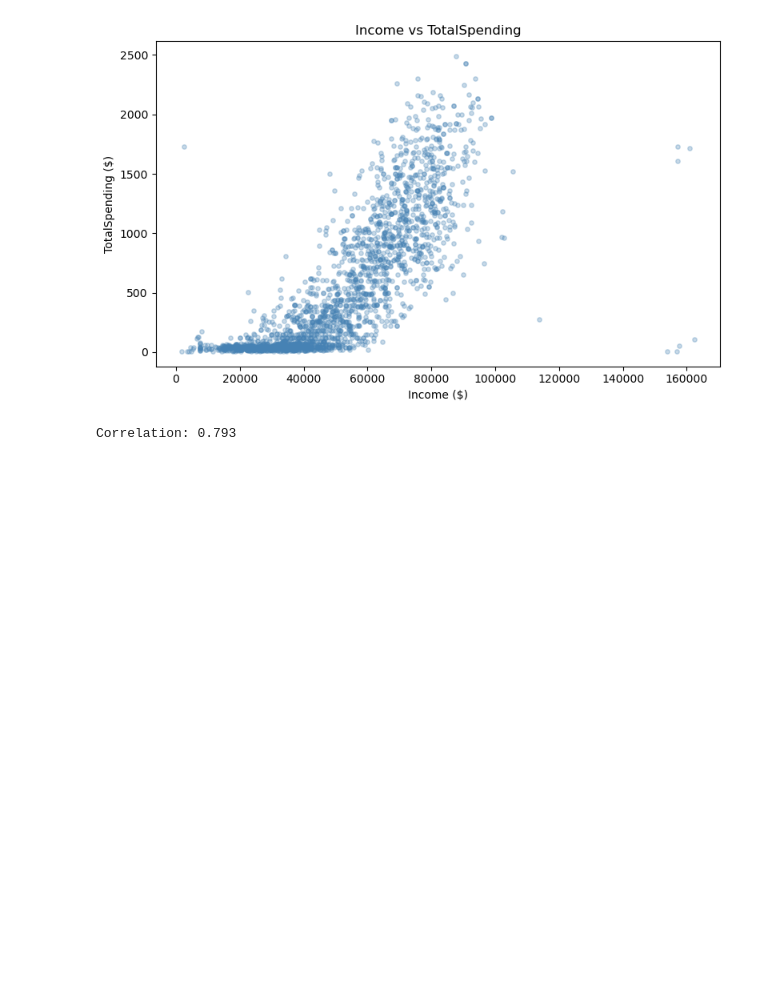
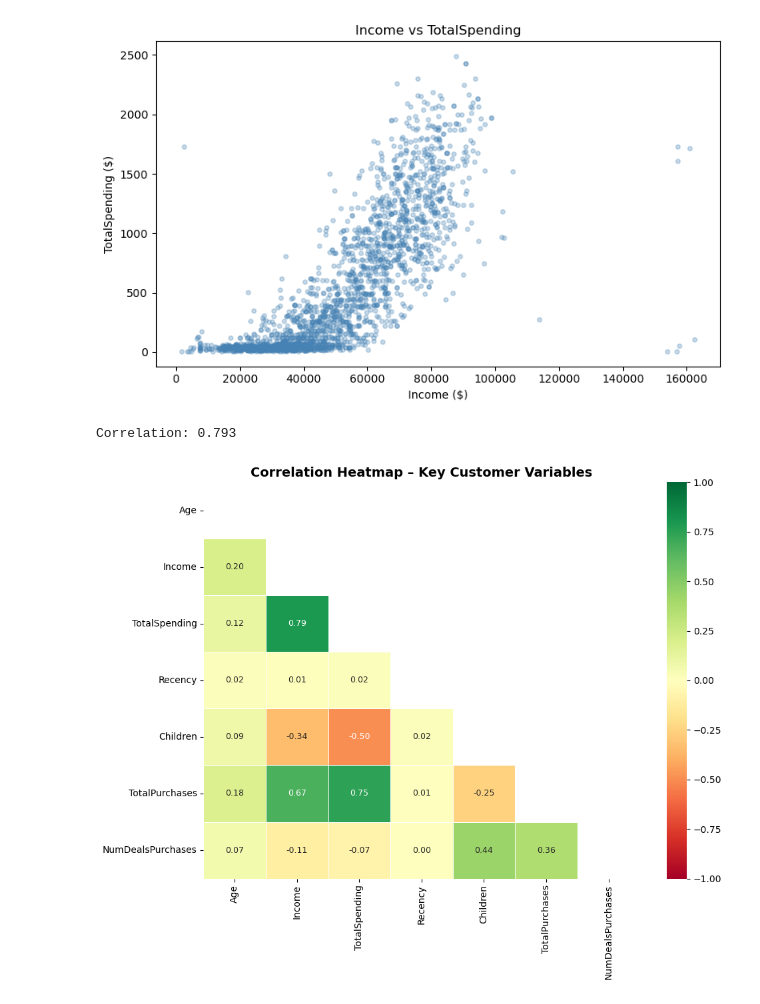
Before and after one commit to vhatr12/marketing, a Jupyter notebook: exploration.ipynb, the cells around one changed output. Drawn from its saved outputs; the diff is of its cells as text; code cells hidden in the pictures; blank space fills up the shorter version.

```diff
--- a/exploration.ipynb
+++ b/exploration.ipynb
@@ -129,3 +129,28 @@ print(f'Correlation: {corr_income:.3f}')
 # %% [output]
 [figure]
 Correlation: 0.793
+# %%
+corr_cols = ['Age', 'Income', 'TotalSpending', 'Recency',
+             'Children', 'TotalPurchases', 'NumDealsPurchases']
+
+corr_matrix = df[corr_cols].corr()
+
+fig, ax = plt.subplots(figsize=(10, 8))
+
+# Use a lower triangle mask to avoid showing duplicate information
+mask = np.triu(np.ones_like(corr_matrix, dtype=bool))
+
+sns.heatmap(
+    corr_matrix, mask=mask,
+    annot=True, fmt='.2f',
+    cmap='RdYlGn',       # Red = negative, Yellow = neutral, Green = positive
+    center=0, vmin=-1, vmax=1,
+    ax=ax, linewidths=0.5,
+    annot_kws={'size': 9}
+)
+ax.set_title('Correlation Heatmap – Key Customer Variables',
+             fontsize=14, fontweight='bold')
+plt.tight_layout()
+plt.show()
+# %% [output]
+[figure, added]
```
